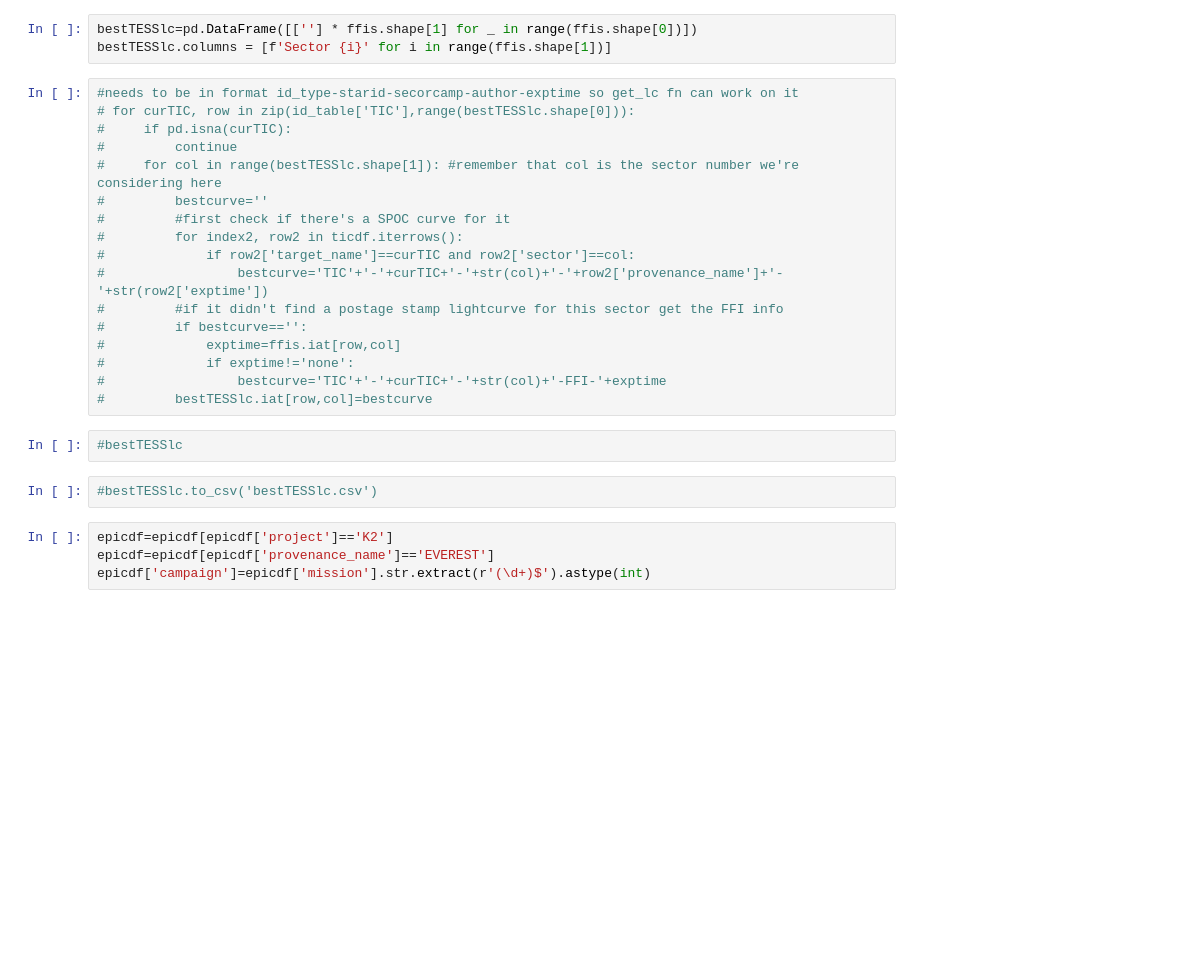
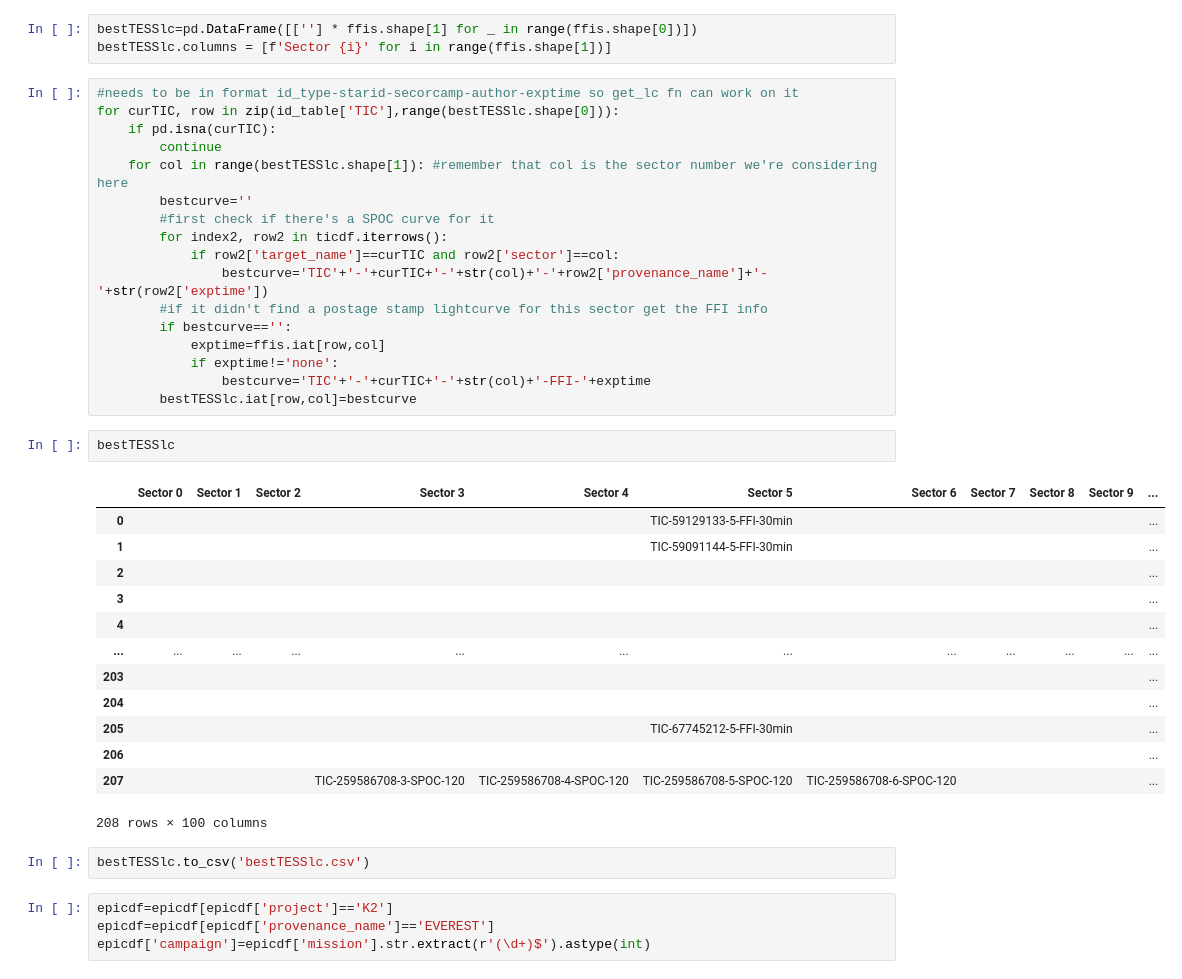
Before and after one commit to sarahedraves/SRMP-JMAG-Sarah, a Jupyter notebook: makingtable/formatlightcurvetable.ipynb, the cells around one changed output. Cells and saved outputs as stored; diff of their text form; blank space fills up the shorter version.

```diff
--- a/makingtable/formatlightcurvetable.ipynb
+++ b/makingtable/formatlightcurvetable.ipynb
@@ -116,25 +144,39 @@ bestTESSlc=pd.DataFrame([[''] * ffis.shape[1] for _ in range(ffis.shape[0])])
 bestTESSlc.columns = [f'Sector {i}' for i in range(ffis.shape[1])]
 # %%
 #needs to be in format id_type-starid-secorcamp-author-exptime so get_lc fn can work on it
-# for curTIC, row in zip(id_table['TIC'],range(bestTESSlc.shape[0])):
-#     if pd.isna(curTIC):
-#         continue
-#     for col in range(bestTESSlc.shape[1]): #remember that col is the sector number we're considering here
-#         bestcurve=''
-#         #first check if there's a SPOC curve for it
-#         for index2, row2 in ticdf.iterrows():
-#             if row2['target_name']==curTIC and row2['sector']==col:
-#                 bestcurve='TIC'+'-'+curTIC+'-'+str(col)+'-'+row2['provenance_name']+'-'+str(row2['exptime'])
-#         #if it didn't find a postage stamp lightcurve for this sector get the FFI info
-#         if bestcurve=='':
-#             exptime=ffis.iat[row,col]
-#             if exptime!='none':
-#                 bestcurve='TIC'+'-'+curTIC+'-'+str(col)+'-FFI-'+exptime
-#         bestTESSlc.iat[row,col]=bestcurve
+for curTIC, row in zip(id_table['TIC'],range(bestTESSlc.shape[0])):
+    if pd.isna(curTIC):
+        continue
+    for col in range(bestTESSlc.shape[1]): #remember that col is the sector number we're considering here
+        bestcurve=''
+        #first check if there's a SPOC curve for it
+        for index2, row2 in ticdf.iterrows():
+            if row2['target_name']==curTIC and row2['sector']==col:
+                bestcurve='TIC'+'-'+curTIC+'-'+str(col)+'-'+row2['provenance_name']+'-'+str(row2['exptime'])
+        #if it didn't find a postage stamp lightcurve for this sector get the FFI info
+        if bestcurve=='':
+            exptime=ffis.iat[row,col]
+            if exptime!='none':
+                bestcurve='TIC'+'-'+curTIC+'-'+str(col)+'-FFI-'+exptime
+        bestTESSlc.iat[row,col]=bestcurve
 # %%
-#bestTESSlc
+bestTESSlc
+# %% [output]
+|  | Sector 0 | Sector 1 | Sector 2 | Sector 3 | Sector 4 | Sector 5 | Sector 6 | Sector 7 | Sector 8 | Sector 9 | ... |
+| 0 |  |  |  |  |  | TIC-59129133-5-FFI-30min |  |  |  |  | ... |
+| 1 |  |  |  |  |  | TIC-59091144-5-FFI-30min |  |  |  |  | ... |
+| 2 |  |  |  |  |  |  |  |  |  |  | ... |
+| 3 |  |  |  |  |  |  |  |  |  |  | ... |
+| 4 |  |  |  |  |  |  |  |  |  |  | ... |
+| ... | ... | ... | ... | ... | ... | ... | ... | ... | ... | ... | ... |
+| 203 |  |  |  |  |  |  |  |  |  |  | ... |
+| 204 |  |  |  |  |  |  |  |  |  |  | ... |
+| 205 |  |  |  |  |  | TIC-67745212-5-FFI-30min |  |  |  |  | ... |
+| 206 |  |  |  |  |  |  |  |  |  |  | ... |
+| 207 |  |  |  | TIC-259586708-3-SPOC-120 | TIC-259586708-4-SPOC-120 | TIC-259586708-5-SPOC-120 | TIC-259586708-6-SPOC-120 |  |  |  | ... |
+208 rows × 100 columns
 # %%
-#bestTESSlc.to_csv('bestTESSlc.csv')
+bestTESSlc.to_csv('bestTESSlc.csv')
 # %%
 epicdf=epicdf[epicdf['project']=='K2']
 epicdf=epicdf[epicdf['provenance_name']=='EVEREST']
```
Also changed, not shown: parts of 11 cells of this notebook, 29 other files.
